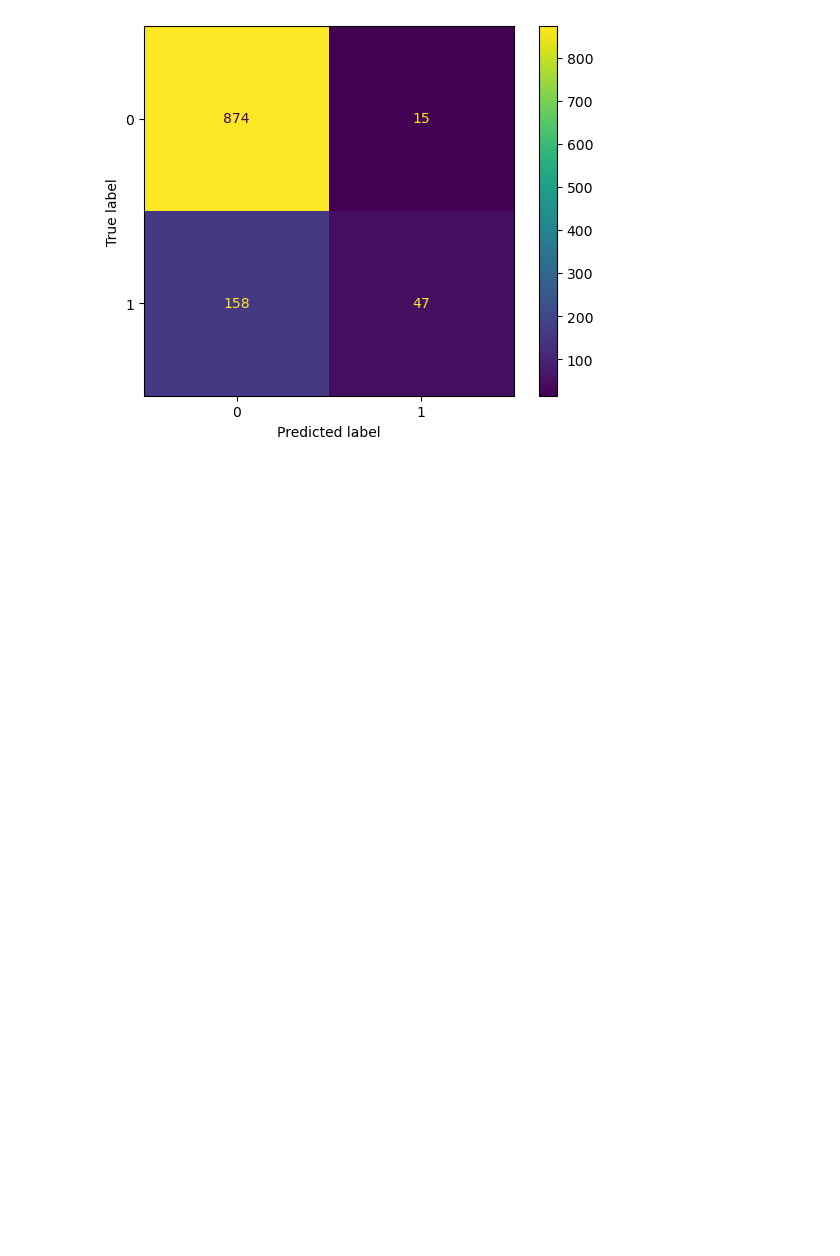
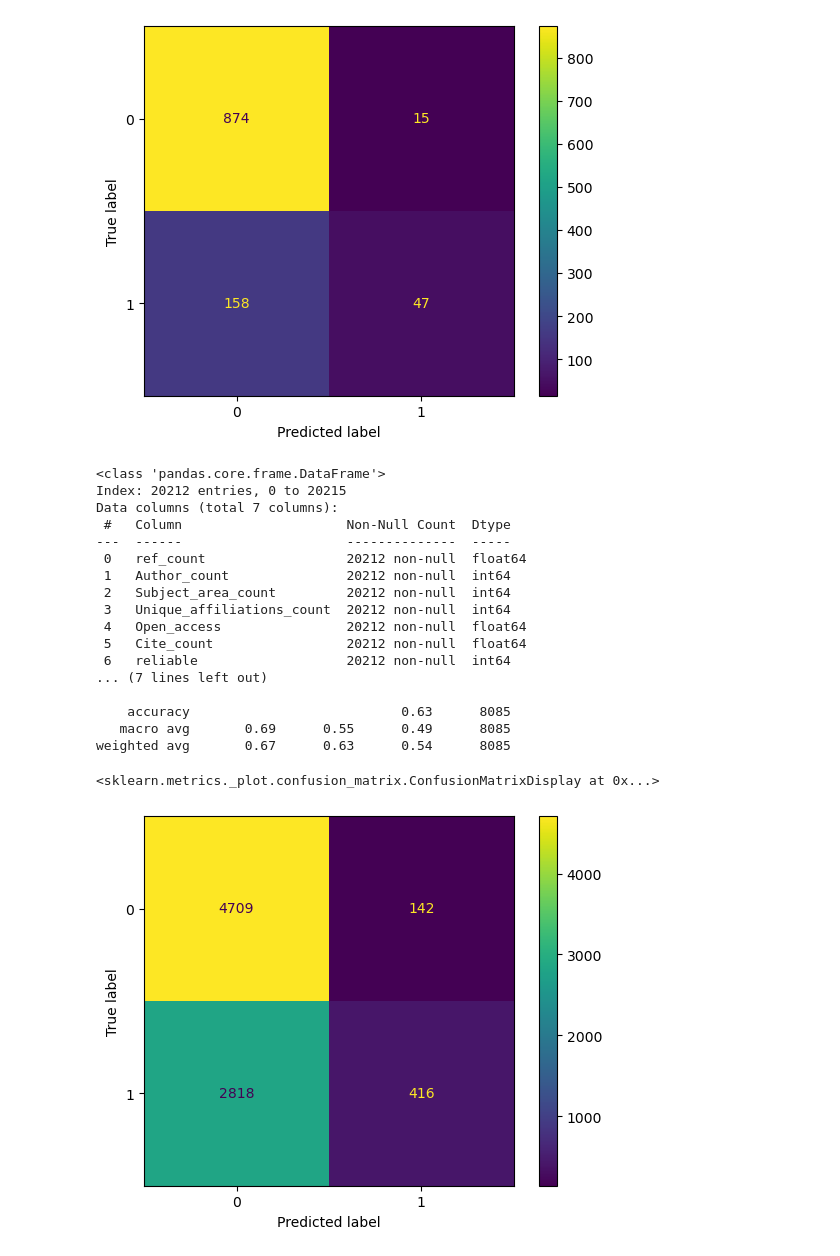
Before and after one commit to kaorat/DSDE_project_2024, a Jupyter notebook: ml1.ipynb, the cells around one changed output. Saved outputs shown, nothing was run; the diff lists cells and outputs as text; code cells hidden in the pictures; blank space fills up the shorter version.

Commit message:
ml1 jason version 7

```diff
--- a/ml1.ipynb
+++ b/ml1.ipynb
@@ -392,3 +393,72 @@ Name: count, dtype: int64
 weighted avg       0.83      0.84      0.81      1094
 <sklearn.metrics._plot.confusion_matrix.ConfusionMatrixDisplay at 0x...>
 [figure]
+# %%
+# VERSION 7
+
+client = MongoClient('mongodb+srv://kaorat:kaorat@cluster0.6bukw.mongodb.net/?retryWrites=true&w=majority&appName=Cluster0')
+research_col = client['db1']['research']
+data = research_col.find({})
+df = pd.DataFrame(data)
+
+df = df.drop('Title', axis=1)
+
+df = df.drop('_id', axis=1)
+
+df = df.drop('subtype', axis=1)
+
+df['ref_count'] = df['ref_count'].fillna(np.round(df['ref_count'].mean()))
+
+df['Open_access'] = df['Open_access'].fillna(np.round(df['Open_access'].mean()))
+
+df = df.dropna(subset='Cite_count')
+
+df['reliable'] = df['Cite_count'].apply(lambda x: 1 if x >= 5 else 0)
+
+# dummy = pd.get_dummies(df['subtype'], drop_first=True)
+# df = pd.concat([df, dummy], axis=1)
+
+x = df.drop(['reliable', 'Cite_count'], axis=1)
+y = df['reliable']
+
+x_train, x_test, y_train, y_test = train_test_split(x, y, stratify=y, test_size=0.4, random_state=2024)
+
+grid = GridSearchCV(
+    estimator=RandomForestClassifier(),
+    param_grid={
+        'n_estimators': [100],
+        "max_depth":[2,3],
+        "min_samples_leaf":[2,5],
+        'random_state': [2024],
+    },
+    cv=5,
+    n_jobs=-1
+)
+
+grid.fit(x_train, y_train)
+pred = grid.predict(x_test)
+
+print(metrics.classification_report(y_test, pred))
+
+display = metrics.ConfusionMatrixDisplay(confusion_matrix=metrics.confusion_matrix(y_test, pred))
+display.plot()
+# %% [output]
+<class 'pandas.core.frame.DataFrame'>
+Index: 20212 entries, 0 to 20215
+Data columns (total 7 columns):
+ #   Column                     Non-Null Count  Dtype
+---  ------                     --------------  -----
+ 0   ref_count                  20212 non-null  float64
+ 1   Author_count               20212 non-null  int64
+ 2   Subject_area_count         20212 non-null  int64
+ 3   Unique_affiliations_count  20212 non-null  int64
+ 4   Open_access                20212 non-null  float64
+ 5   Cite_count                 20212 non-null  float64
+ 6   reliable                   20212 non-null  int64
+... (7 lines left out)
+
+    accuracy                           0.63      8085
+   macro avg       0.69      0.55      0.49      8085
+weighted avg       0.67      0.63      0.54      8085
+<sklearn.metrics._plot.confusion_matrix.ConfusionMatrixDisplay at 0x...>
+[figure, added]
```
Also changed, not shown: parts of 1 cell of this notebook, 1 other file.
